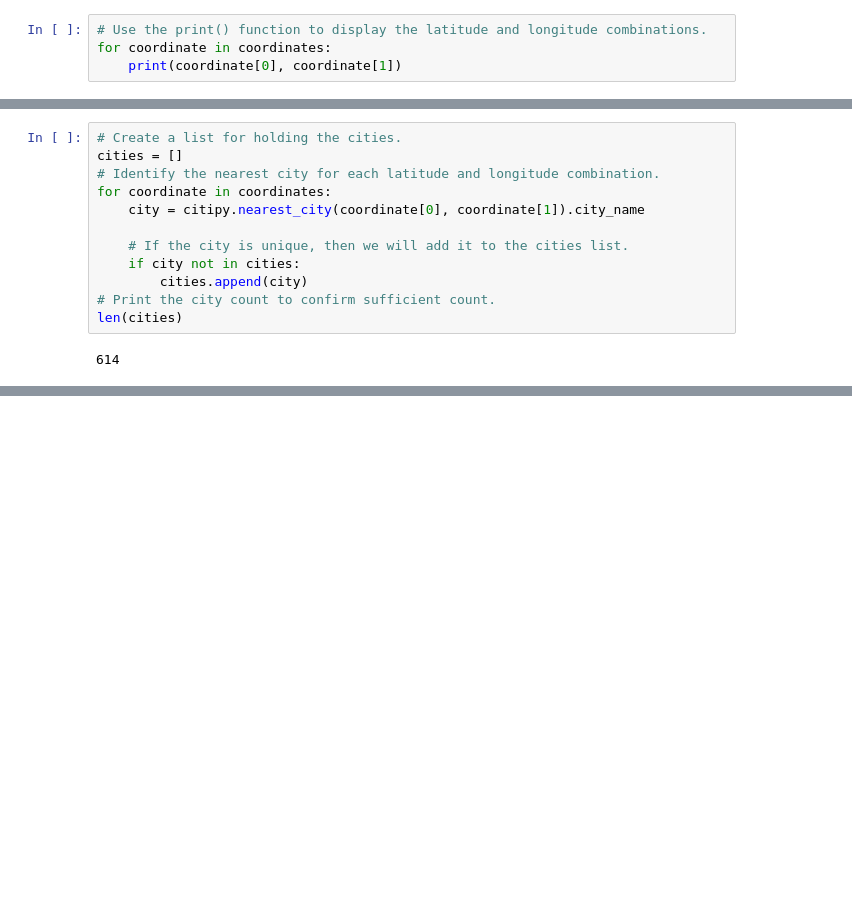
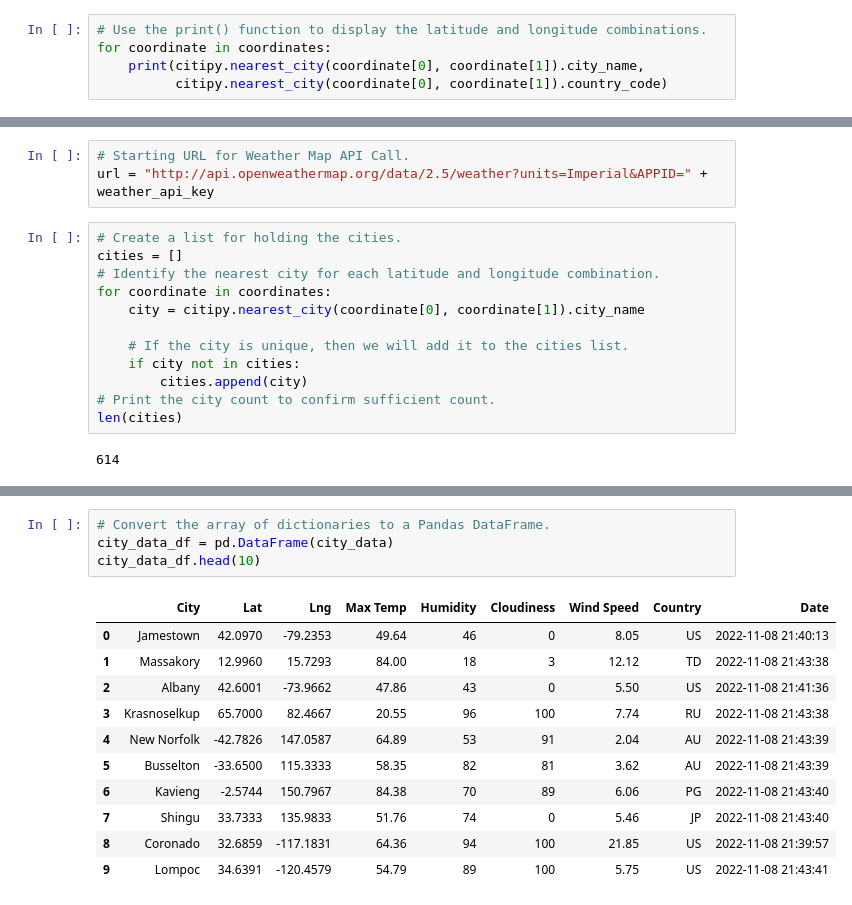
Before and after one commit to Ctblossey/World_Weather_Analysis, a Jupyter notebook: WeatherPy.ipynb, the cells around one changed output, grey strips where cells are left out. Saved outputs shown, nothing was run; the diff lists cells and outputs as text; blank space fills up the shorter version.

```diff
--- a/WeatherPy.ipynb
+++ b/WeatherPy.ipynb
@@ -17,5 +22,6 @@ coordinates = list(lat_lngs)
 # %%
 # Use the print() function to display the latitude and longitude combinations.
 for coordinate in coordinates:
-    print(coordinate[0], coordinate[1])
+    print(citipy.nearest_city(coordinate[0], coordinate[1]).city_name,
+          citipy.nearest_city(coordinate[0], coordinate[1]).country_code)
 # %% [output]
@@ -41,3 +52,6 @@ from citipy import citipy
+# %%
+# Starting URL for Weather Map API Call.
+url = "http://api.openweathermap.org/data/2.5/weather?units=Imperial&APPID=" + weather_api_key
 # %%
 # Create a list for holding the cities.
 cities = []
@@ -54,0 +157,16 @@ len(cities)
+# %%
+# Convert the array of dictionaries to a Pandas DataFrame.
+city_data_df = pd.DataFrame(city_data)
+city_data_df.head(10)
+# %% [output]
+|  | City | Lat | Lng | Max Temp | Humidity | Cloudiness | Wind Speed | Country | Date |
+| 0 | Jamestown | 42.0970 | -79.2353 | 49.64 | 46 | 0 | 8.05 | US | 2022-11-08 21:40:13 |
+| 1 | Massakory | 12.9960 | 15.7293 | 84.00 | 18 | 3 | 12.12 | TD | 2022-11-08 21:43:38 |
+| 2 | Albany | 42.6001 | -73.9662 | 47.86 | 43 | 0 | 5.50 | US | 2022-11-08 21:41:36 |
+| 3 | Krasnoselkup | 65.7000 | 82.4667 | 20.55 | 96 | 100 | 7.74 | RU | 2022-11-08 21:43:38 |
+| 4 | New Norfolk | -42.7826 | 147.0587 | 64.89 | 53 | 91 | 2.04 | AU | 2022-11-08 21:43:39 |
+| 5 | Busselton | -33.6500 | 115.3333 | 58.35 | 82 | 81 | 3.62 | AU | 2022-11-08 21:43:39 |
+| 6 | Kavieng | -2.5744 | 150.7967 | 84.38 | 70 | 89 | 6.06 | PG | 2022-11-08 21:43:40 |
+| 7 | Shingu | 33.7333 | 135.9833 | 51.76 | 74 | 0 | 5.46 | JP | 2022-11-08 21:43:40 |
+| 8 | Coronado | 32.6859 | -117.1831 | 64.36 | 94 | 100 | 21.85 | US | 2022-11-08 21:39:57 |
+| 9 | Lompoc | 34.6391 | -120.4579 | 54.79 | 89 | 100 | 5.75 | US | 2022-11-08 21:43:41 |
```
Also changed, not shown: parts of 8 cells of this notebook.
